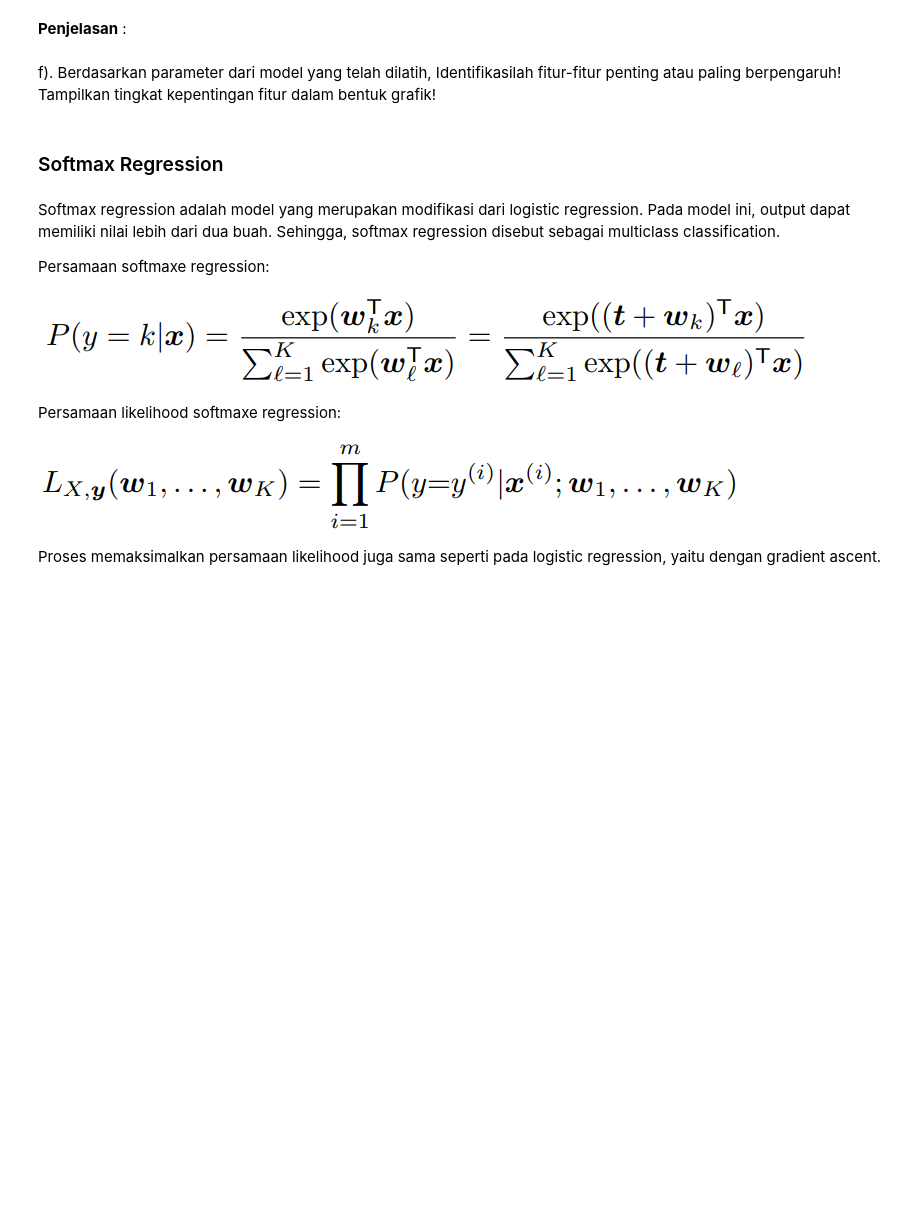
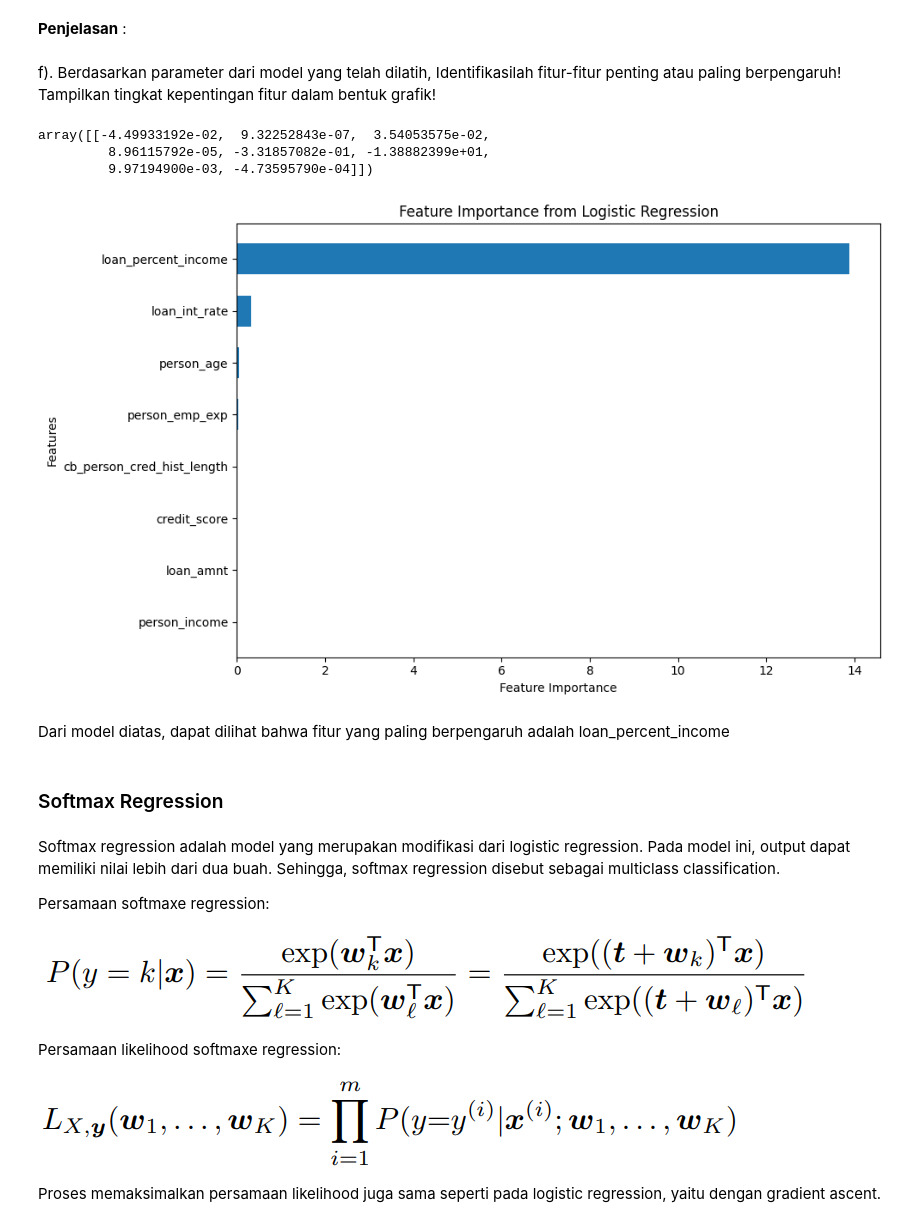
Before and after one commit to mhmdhaekal/lab-6-kasdad, a Jupyter notebook: C_Lab6_2206817490_MuhammadHaekalKalipaksi.ipynb, the cells around one changed output. Cells and saved outputs as stored; diff of their text form; code cells hidden in the pictures; blank space fills up the shorter version.

```diff
--- a/C_Lab6_2206817490_MuhammadHaekalKalipaksi.ipynb
+++ b/C_Lab6_2206817490_MuhammadHaekalKalipaksi.ipynb
@@ -1415,6 +1468,33 @@ e) Dari kedua model yang dibangun dengan data yang distandarisasi dan data yang
 **Penjelasan** :
 # %% [markdown]
 f). Berdasarkan parameter dari model yang telah dilatih, Identifikasilah fitur-fitur penting atau paling berpengaruh! Tampilkan tingkat kepentingan fitur dalam bentuk grafik!
+# %%
+coef = loan_logistic_regression_model.coef_
+coef
+# %% [output]
+array([[-4.49933192e-02,  9.32252843e-07,  3.54053575e-02,
+         8.96115792e-05, -3.31857082e-01, -1.38882399e+01,
+         9.97194900e-03, -4.73595790e-04]])
+# %%
+feature_importance = np.mean(np.abs(coef), axis=0)
+feature_importance_df = pd.DataFrame({
+    'Feature': X_train_scaled.columns,
+    'Importance': feature_importance
+})
+feature_importance_df = feature_importance_df.sort_values(by='Importance', ascending=False)
+# %%
+plt.figure(figsize=(10, 6))
+plt.barh(feature_importance_df['Feature'], feature_importance_df['Importance'], height=0.6)
+plt.xlabel('Feature Importance')
+plt.ylabel('Features')
+plt.title('Feature Importance from Logistic Regression')
+plt.gca().invert_yaxis()
+plt.tight_layout()
+plt.show()
+# %% [output]
+[figure, added]
+# %% [markdown]
+Dari model diatas, dapat dilihat bahwa fitur yang paling berpengaruh adalah loan_percent_income
 # %% [markdown]
 ### Softmax Regression
 # %% [markdown]
```
Also changed, not shown: parts of 48 cells of this notebook.
